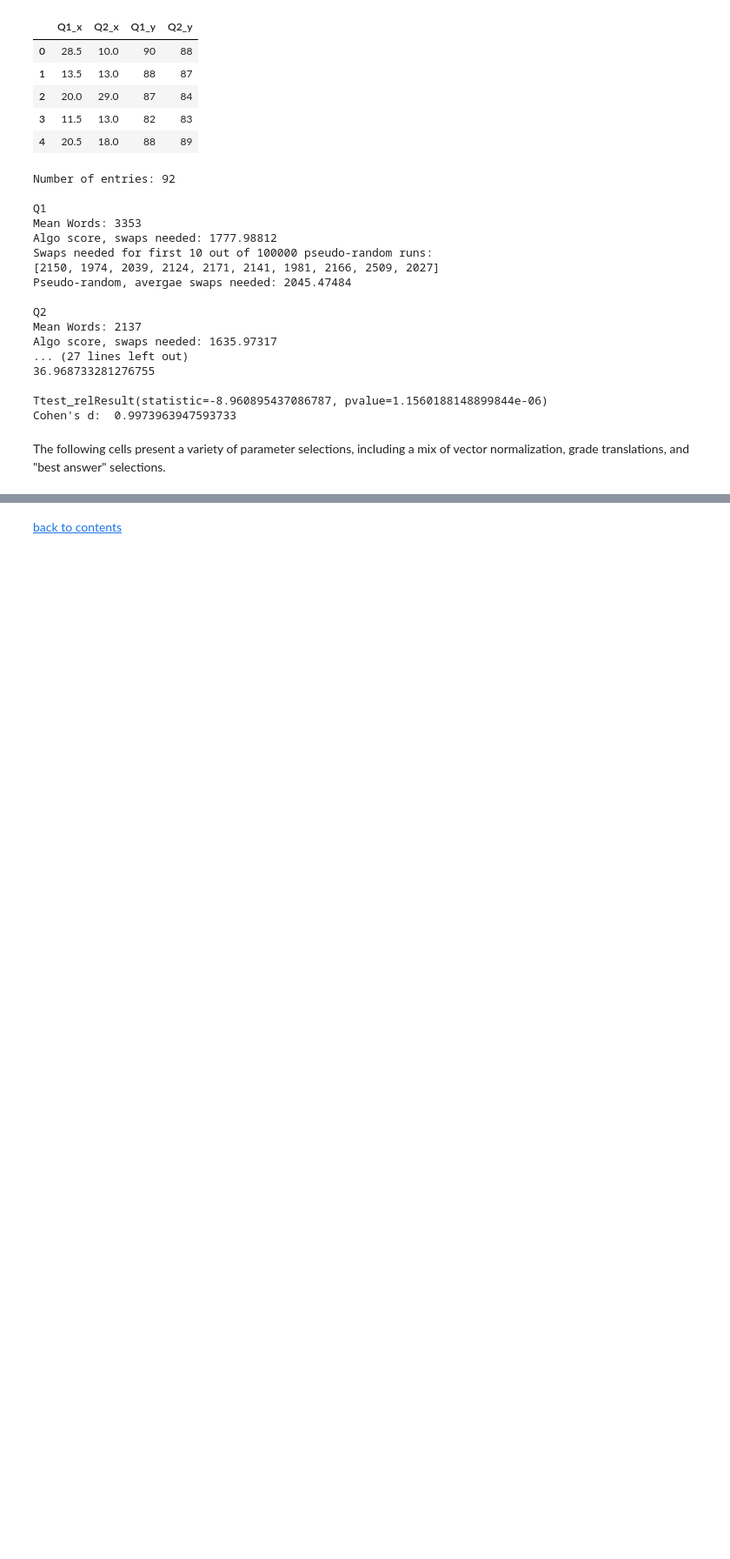
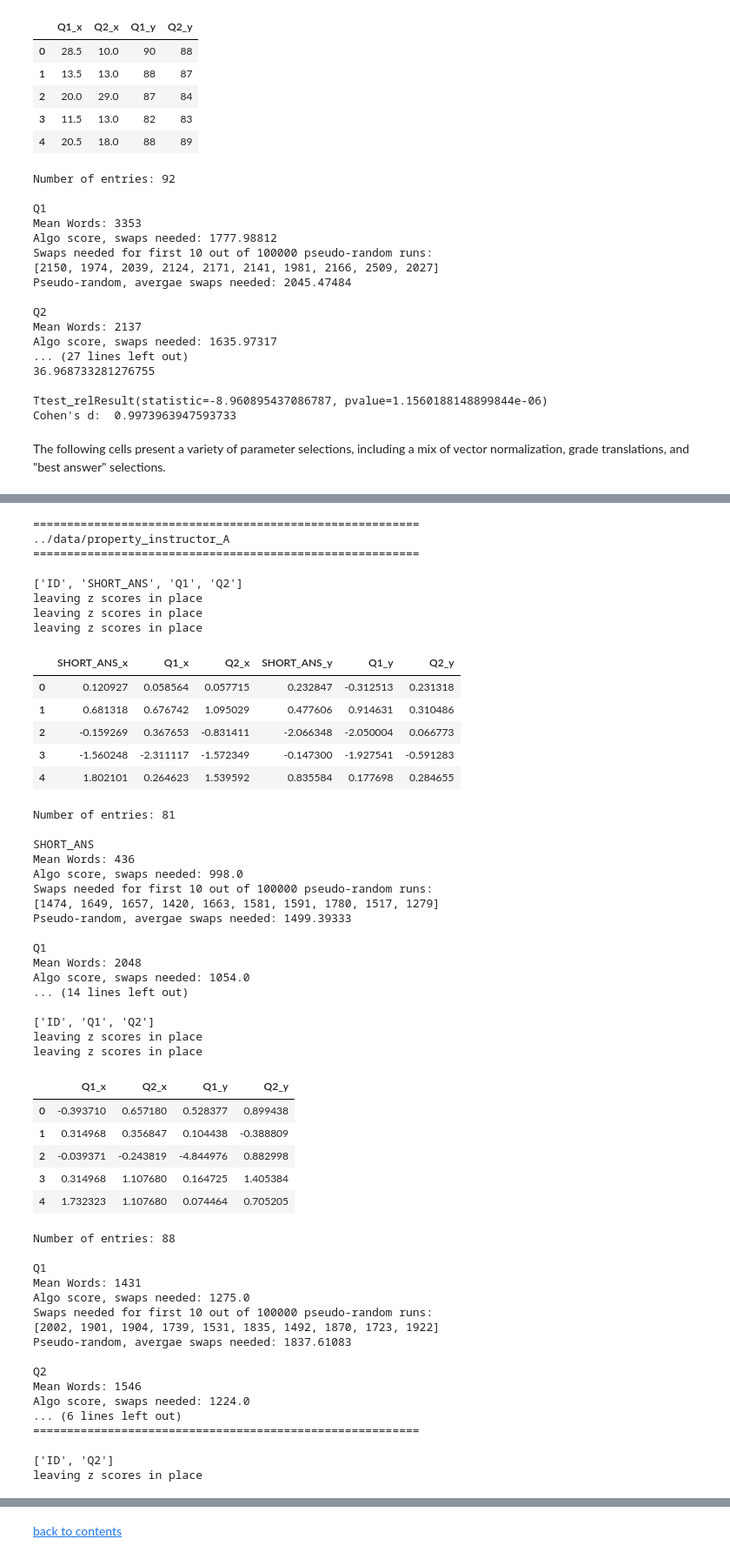
Before and after one commit to colarusso/free-response-scoring, a Jupyter notebook: Score Exams.ipynb, the cells around one changed output, grey strips where cells are left out. Shown at 87% size. Cells and saved outputs as stored; diff of their text form; code cells hidden in the pictures; blank space fills up the shorter version.

```diff
--- a/Score Exams.ipynb
+++ b/Score Exams.ipynb
@@ -136,6 +136,10 @@ def score_exams(exams,model='nlp1',normv=0,score=0,goal="centroid",runs=1):
         texts = pd.read_csv("%s/texts_redacted.csv"%exam["folder"], encoding="utf-8")
         # load this exam's grades
         actual = pd.read_csv("%s/actual_redacted.csv"%exam["folder"], encoding="utf-8")
+
+        # convert human grades to z scores if score==3
+        if score==2:
+            actual = z_scores_from_grades(actual)
 
         # print the relevant columns for this exam (i.e., ID and questions to score)
         print(exam["columns"])
@@ -979,0 +996,57 @@ Cohen's d:  0.9306670752447764
+# %%
+score_exams(exams,model='nlp1',normv=1,score=2,goal="centroid",runs=100000)
+# %% [output]
+=========================================================
+../data/property_instructor_A
+=========================================================
+
+['ID', 'SHORT_ANS', 'Q1', 'Q2']
+leaving z scores in place
+leaving z scores in place
+leaving z scores in place
+|  | SHORT_ANS_x | Q1_x | Q2_x | SHORT_ANS_y | Q1_y | Q2_y |
+| 0 | 0.120927 | 0.058564 | 0.057715 | 0.232847 | -0.312513 | 0.231318 |
+| 1 | 0.681318 | 0.676742 | 1.095029 | 0.477606 | 0.914631 | 0.310486 |
+| 2 | -0.159269 | 0.367653 | -0.831411 | -2.066348 | -2.050004 | 0.066773 |
+| 3 | -1.560248 | -2.311117 | -1.572349 | -0.147300 | -1.927541 | -0.591283 |
+| 4 | 1.802101 | 0.264623 | 1.539592 | 0.835584 | 0.177698 | 0.284655 |
+Number of entries: 81
+
+SHORT_ANS
+Mean Words: 436
+Algo score, swaps needed: 998.0
+Swaps needed for first 10 out of 100000 pseudo-random runs:
+[1474, 1649, 1657, 1420, 1663, 1581, 1591, 1780, 1517, 1279]
+Pseudo-random, avergae swaps needed: 1499.39333
+
+Q1
+Mean Words: 2048
+Algo score, swaps needed: 1054.0
+... (14 lines left out)
+
+['ID', 'Q1', 'Q2']
+leaving z scores in place
+leaving z scores in place
+|  | Q1_x | Q2_x | Q1_y | Q2_y |
+| 0 | -0.393710 | 0.657180 | 0.528377 | 0.899438 |
+| 1 | 0.314968 | 0.356847 | 0.104438 | -0.388809 |
+| 2 | -0.039371 | -0.243819 | -4.844976 | 0.882998 |
+| 3 | 0.314968 | 1.107680 | 0.164725 | 1.405384 |
+| 4 | 1.732323 | 1.107680 | 0.074464 | 0.705205 |
+Number of entries: 88
+
+Q1
+Mean Words: 1431
+Algo score, swaps needed: 1275.0
+Swaps needed for first 10 out of 100000 pseudo-random runs:
+[2002, 1901, 1904, 1739, 1531, 1835, 1492, 1870, 1723, 1922]
+Pseudo-random, avergae swaps needed: 1837.61083
+
+Q2
+Mean Words: 1546
+Algo score, swaps needed: 1224.0
+... (6 lines left out)
+=========================================================
+
+['ID', 'Q2']
+leaving z scores in place
```
Also changed, not shown: parts of 13 cells of this notebook.
